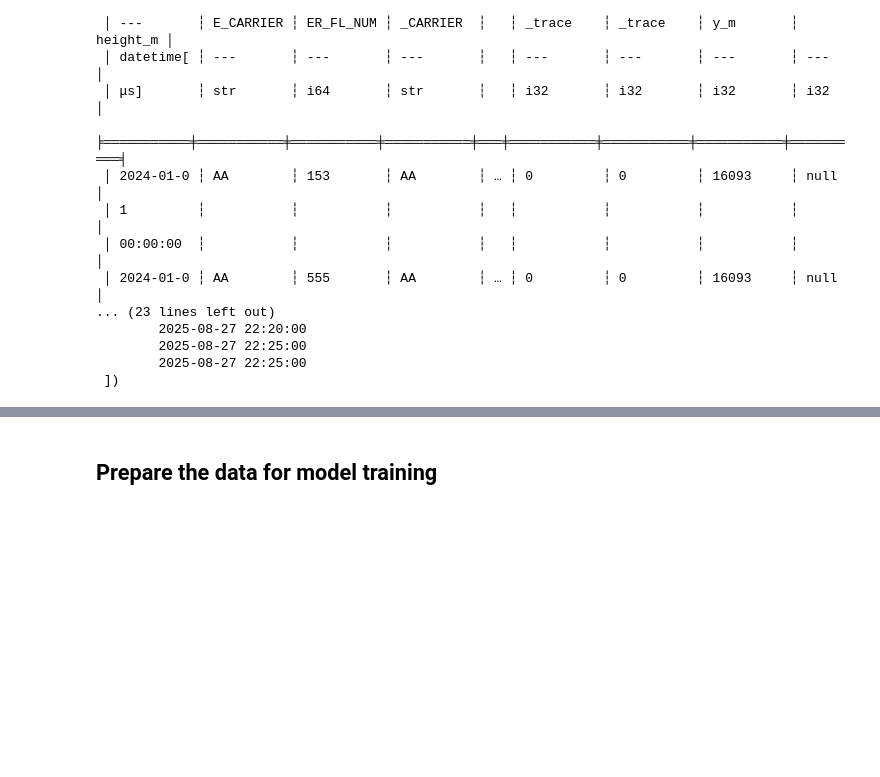
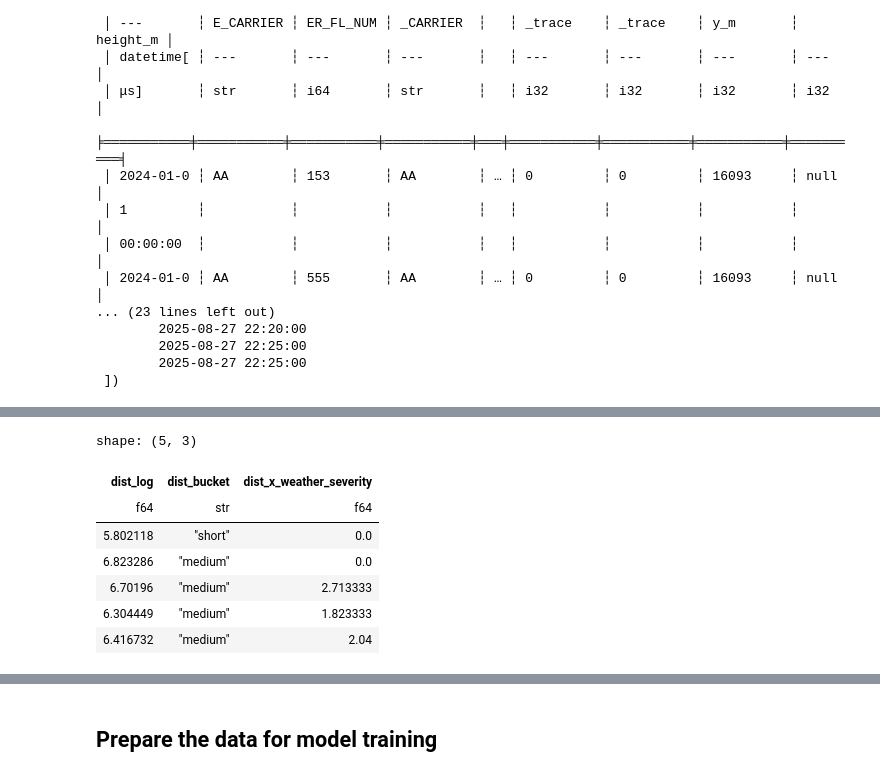
Before and after one commit to GW-ML-Flight/Flight-Delay, a Jupyter notebook: model-training.ipynb, the cells around one changed output, grey strips where cells are left out. Saved outputs shown, nothing was run; the diff lists cells and outputs as text; code cells hidden in the pictures; blank space fills up the shorter version.

```diff
--- a/model-training.ipynb
+++ b/model-training.ipynb
@@ -169,3 +208,37 @@ df = df.drop(["_idx", "_dep_delay", "_cancelled"])
+# %%
+import math as _math
+
+# --- Distance feature column names ---
+DIST_LOG     = "dist_log"
+DIST_BUCKET  = "dist_bucket"
+DIST_WEATHER = "dist_x_weather_severity"
+
+# weather_severity: composite 0–1 index averaged across three indicators (higher = worse)
+_weather_severity = (
+    (pl.col("windspeed").fill_null(0) / 150.0).clip(0.0, 1.0)
+    + (1.0 - (pl.col("visibility_m").fill_null(16000) / 16000.0).clip(0.0, 1.0))
+    + (pl.col("precipitation-1h").fill_null(0) > 0).cast(pl.Float64)
+) / 3.0
+
+df = df.with_columns([
+    pl.col("DISTANCE").log(_math.e).alias(DIST_LOG),
+    pl.when(pl.col("DISTANCE") < 500).then(pl.lit("short"))
+      .when(pl.col("DISTANCE") < 1000).then(pl.lit("medium"))
+      .when(pl.col("DISTANCE") < 2000).then(pl.lit("long"))
+      .otherwise(pl.lit("very_long"))
+      .alias(DIST_BUCKET),
+    (pl.col("DISTANCE") * _weather_severity).alias(DIST_WEATHER),
+])
+df.select([DIST_LOG, DIST_BUCKET, DIST_WEATHER]).head()
+# %% [output]
+shape: (5, 3)
+| dist_log | dist_bucket | dist_x_weather_severity |
+| f64 | str | f64 |
+| 5.802118 | "short" | 0.0 |
+| 6.823286 | "medium" | 0.0 |
+| 6.70196 | "medium" | 2.713333 |
+| 6.304449 | "medium" | 1.823333 |
+| 6.416732 | "medium" | 2.04 |
 # %%
 df = df.with_columns(
     pl.col(
```
Also changed, not shown: parts of 18 cells of this notebook, 1 other file.
